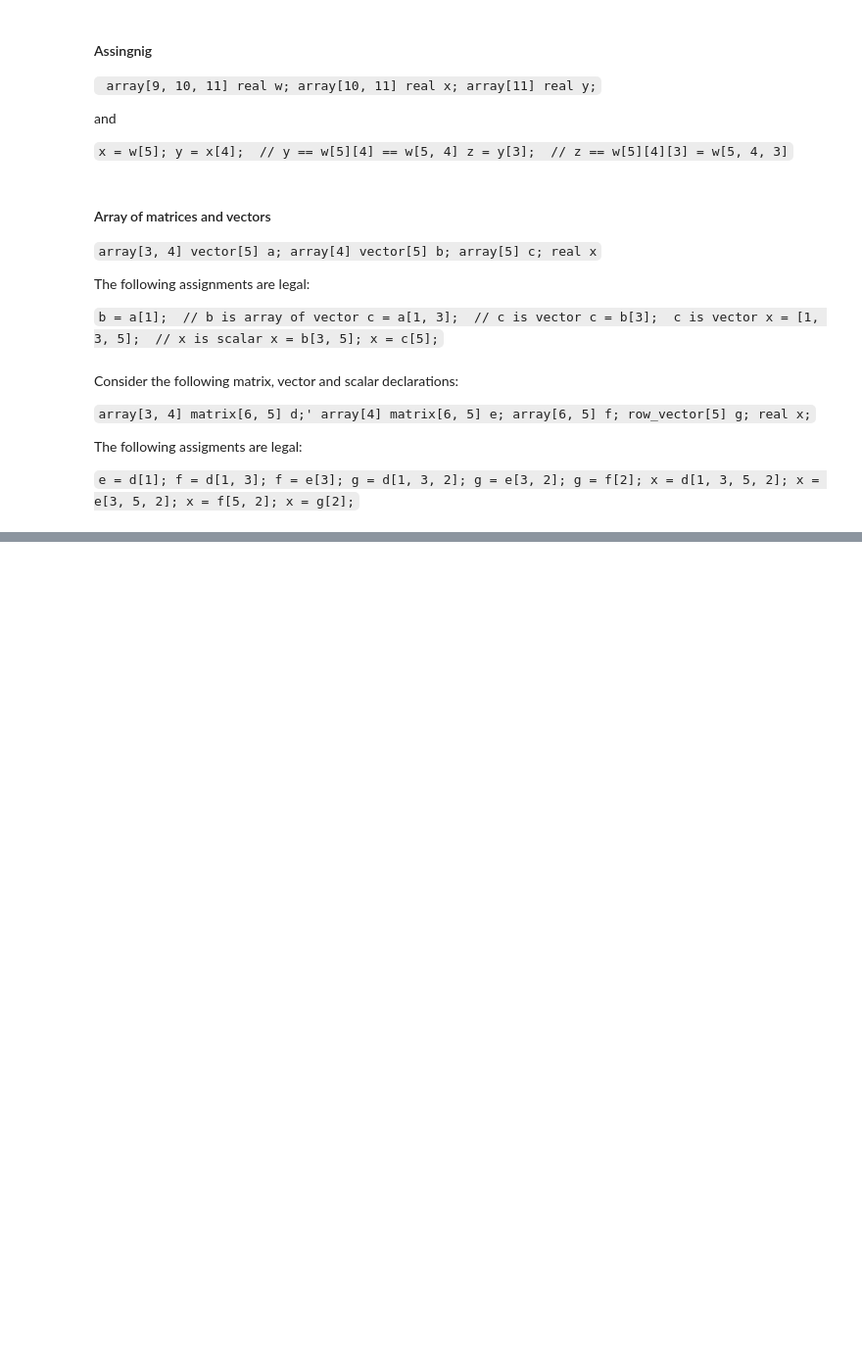
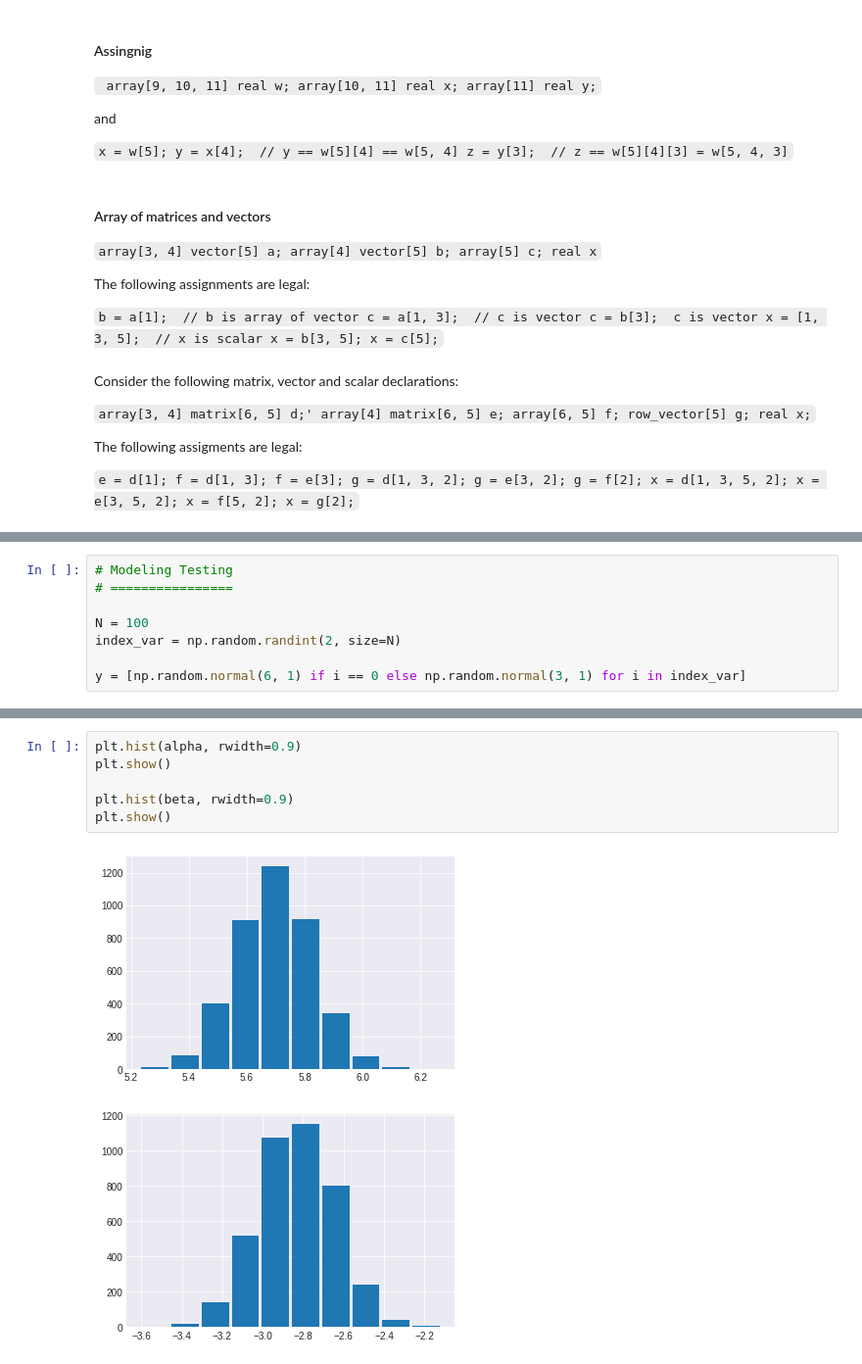
Before and after one commit to rodolphomacedo/stan_quick_references, a Jupyter notebook: stan__quick_references.ipynb, the cells around one changed output, grey strips where cells are left out. Shown at 98% size. Cells and saved outputs as stored; diff of their text form; blank space fills up the shorter version.

```diff
--- a/stan__quick_references.ipynb
+++ b/stan__quick_references.ipynb
@@ -540,0 +680,8 @@ continue from https://mc-stan.org/docs/reference-manual/variable-types-vs.-const
+# %%
+# Modeling Testing
+# ================
+
+N = 100
+index_var = np.random.randint(2, size=N)
+
+y = [np.random.normal(6, 1) if i == 0 else np.random.normal(3, 1) for i in index_var]
@@ -540,0 +873,9 @@ continue from https://mc-stan.org/docs/reference-manual/variable-types-vs.-const
+# %%
+plt.hist(alpha, rwidth=0.9)
+plt.show()
+
+plt.hist(beta, rwidth=0.9)
+plt.show()
+# %% [output]
+[figure, added]
+[figure, added]
```
Also changed, not shown: parts of 19 cells of this notebook.
